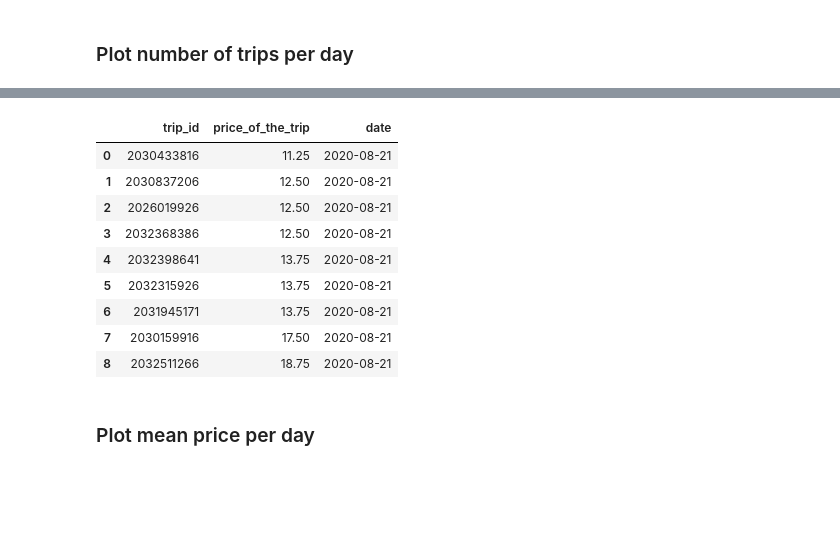
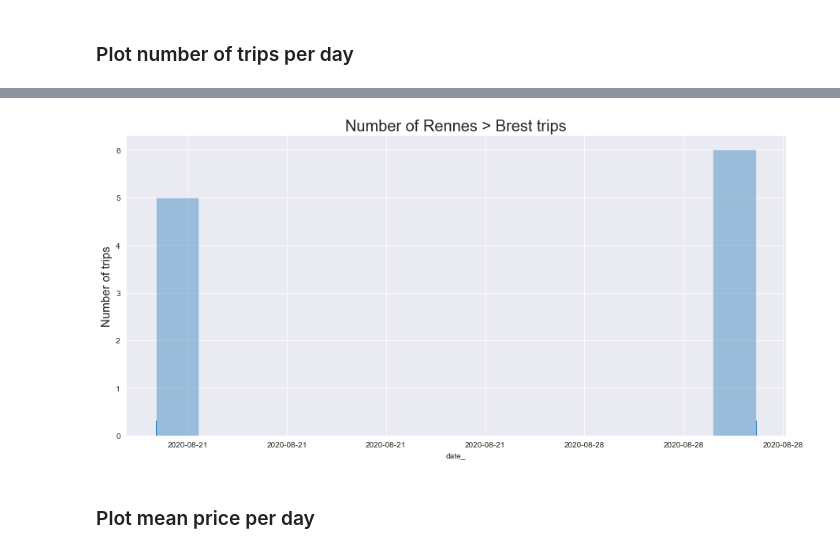
Before and after one commit to GHCamille/blablattractiveness, a Jupyter notebook: get_blabla_data.ipynb, the cells around one changed output, grey strips where cells are left out. Drawn from its saved outputs; the diff is of its cells as text; code cells hidden in the pictures; blank space fills up the shorter version.

```diff
--- a/get_blabla_data.ipynb
+++ b/get_blabla_data.ipynb
@@ -100,14 +93,23 @@ plt.plot(df_count.trip_count,df_count.date,)
-# %%
-plt.plot()
-new_df
-# %% [output]
-|  | trip_id | price_of_the_trip | date |
-| 0 | 2030433816 | 11.25 | 2020-08-21 |
-| 1 | 2030837206 | 12.50 | 2020-08-21 |
-| 2 | 2026019926 | 12.50 | 2020-08-21 |
-| 3 | 2032368386 | 12.50 | 2020-08-21 |
-| 4 | 2032398641 | 13.75 | 2020-08-21 |
-| 5 | 2032315926 | 13.75 | 2020-08-21 |
-| 6 | 2031945171 | 13.75 | 2020-08-21 |
-| 7 | 2030159916 | 17.50 | 2020-08-21 |
-| 8 | 2032511266 | 18.75 | 2020-08-21 |
+# %%
+df_count = df_trips.copy(deep=True)
+# %%
+df_count['date_'] = pd.to_datetime(df_count['date'], format='%Y-%m-%d')
+# %%
+sns.set_style('darkgrid')
+plt.figure(figsize=(15,7))
+
+max_date = df_count['date_'].max().date()
+min_date = df_count['date_'].min().date()
+date_range = max_date - min_date
+date_range = date_range.days
+
+ax = sns.distplot(df_count.date_, bins=2*date_range,kde=False, rug=True)
+
+ax.set_title('Number of Rennes > Brest trips', fontsize=20)
+ax.set_xticklabels(df_count.date)
+
+ax.set_ylabel('Number of trips', fontsize=15)
+
+plt.show()
+# %% [output]
+[figure, added]
```
Also changed, not shown: parts of 10 cells of this notebook, 2 other files.
